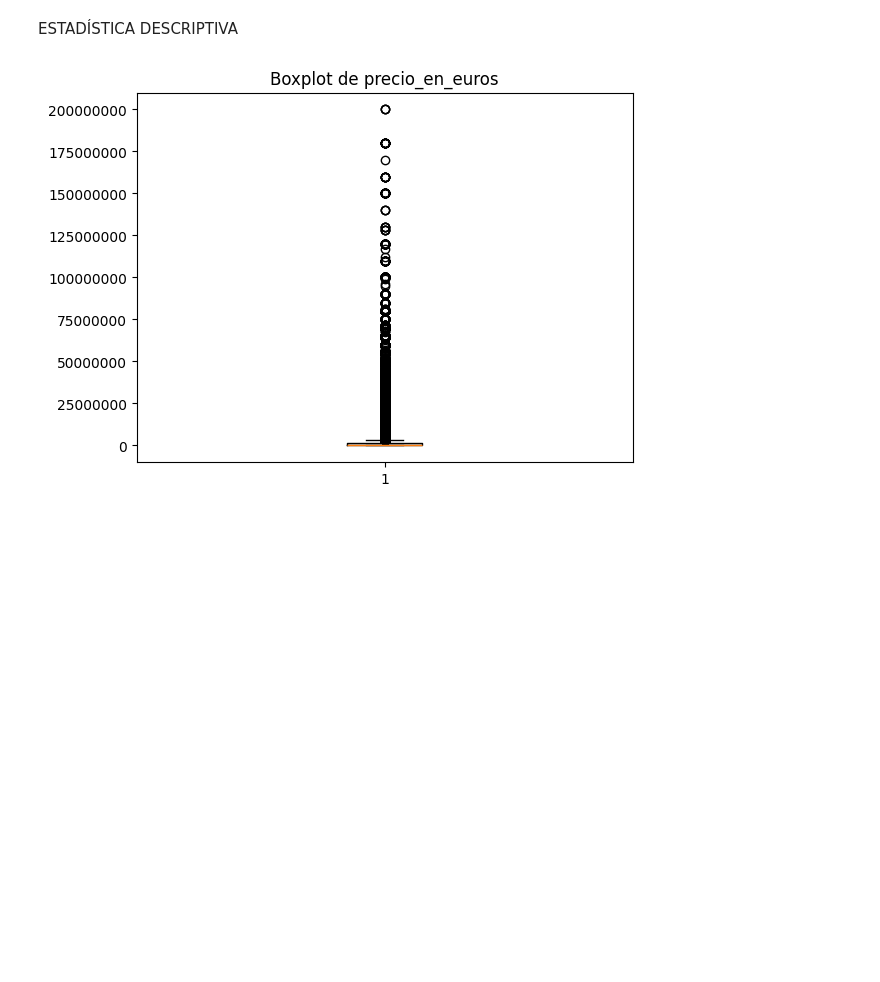
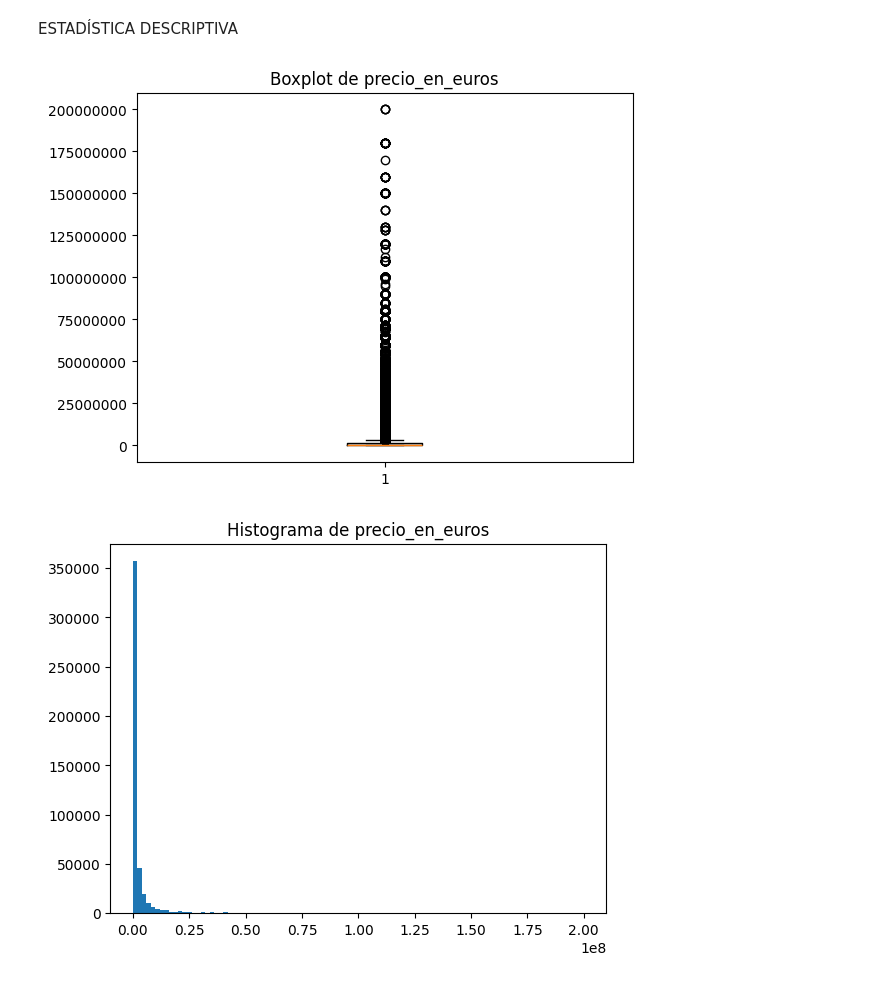
Before and after one commit to Vanegas18/Actividdes_PY, a Jupyter notebook: LIMPIEZA/Limpieza.ipynb, the cells around one changed output. Cells and saved outputs as stored; diff of their text form; code cells hidden in the pictures; blank space fills up the shorter version.

Commit message:
Histograma

```diff
--- a/LIMPIEZA/Limpieza.ipynb
+++ b/LIMPIEZA/Limpieza.ipynb
@@ -14,7 +14,7 @@ data_player.head()
 
 data_player.rename(columns={"date": "fecha" }, inplace=True)
 data_player.rename(columns={"player_id": "id_jugador" }, inplace=True)
-data_player.rename(columns={"precio_mercado_en_euro": "precio_en_euros" }, inplace=True)
+data_player.rename(columns={"market_value_in_eur": "precio_en_euros" }, inplace=True)
 data_player.rename(columns={"current_club_id": "id_club_actual" }, inplace=True)
 data_player.rename(columns={"player_club_domestic_competition_id": "id_competicion_domestica" }, inplace=True)
 
@@ -41,13 +41,17 @@ print("MODA: ", data_order_dsc["precio_en_euros"].mode()) # Moda
 # %%
 # Ajustar la escala del eje Y para mostrar números completos
 
 plt.ticklabel_format(style="plain", axis="y")
 
 # Boxplot con matplotlib
 plt.boxplot(data_order_dsc["precio_en_euros"])
 plt.title("Boxplot de precio_en_euros")
 plt.show()
 
 # Histograma con matplotlib
+plt.hist(data_order_dsc["precio_en_euros"], bins=100)
+plt.title("Histograma de precio_en_euros")
+plt.show()
 # %% [output]
 [figure]
+[figure, added]
```
